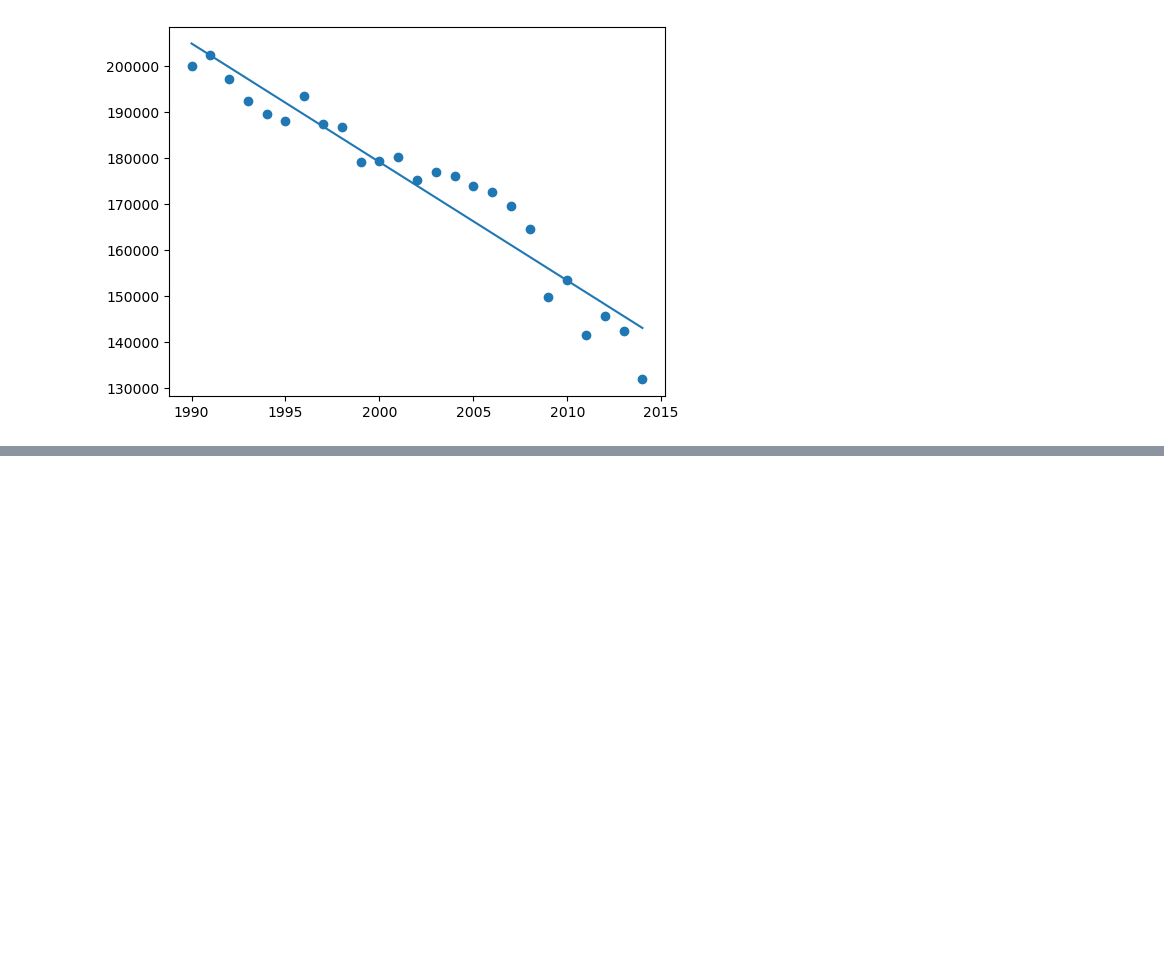
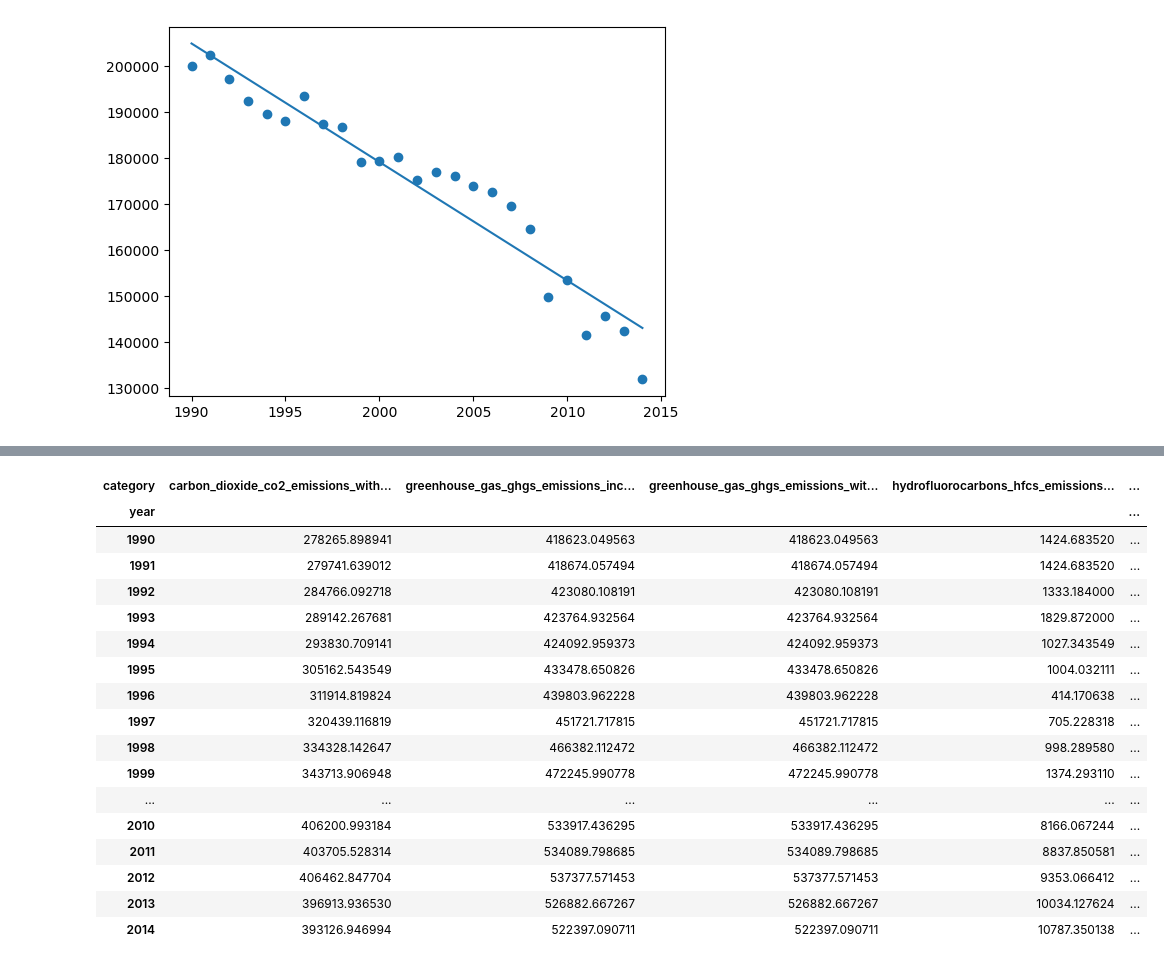
Before and after one commit to Thomas-Nguyen12/Weather_website, a Jupyter notebook: forecast.ipynb, the cells around one changed output, grey strips where cells are left out. Cells and saved outputs as stored; diff of their text form; code cells hidden in the pictures; blank space fills up the shorter version.

```diff
--- a/forecast.ipynb
+++ b/forecast.ipynb
@@ -230,0 +225,23 @@ Reshape your data either using array.reshape(-1, 1) if your data has a single fe
+# %%
+australia = df[df.country_or_area == "Australia"]
+australia = australia.pivot_table(columns=["category"], values="value", index="year")
+australia
+# %% [output]
+| category | carbon_dioxide_co2_emissions_with... | greenhouse_gas_ghgs_emissions_inc... | greenhouse_gas_ghgs_emissions_wit... | hydrofluorocarbons_hfcs_emissions... | ... |
+| year |  |  |  |  | ... |
+| 1990 | 278265.898941 | 418623.049563 | 418623.049563 | 1424.683520 | ... |
+| 1991 | 279741.639012 | 418674.057494 | 418674.057494 | 1424.683520 | ... |
+| 1992 | 284766.092718 | 423080.108191 | 423080.108191 | 1333.184000 | ... |
+| 1993 | 289142.267681 | 423764.932564 | 423764.932564 | 1829.872000 | ... |
+| 1994 | 293830.709141 | 424092.959373 | 424092.959373 | 1027.343549 | ... |
+| 1995 | 305162.543549 | 433478.650826 | 433478.650826 | 1004.032111 | ... |
+| 1996 | 311914.819824 | 439803.962228 | 439803.962228 | 414.170638 | ... |
+| 1997 | 320439.116819 | 451721.717815 | 451721.717815 | 705.228318 | ... |
+| 1998 | 334328.142647 | 466382.112472 | 466382.112472 | 998.289580 | ... |
+| 1999 | 343713.906948 | 472245.990778 | 472245.990778 | 1374.293110 | ... |
+| ... | ... | ... | ... | ... | ... |
+| 2010 | 406200.993184 | 533917.436295 | 533917.436295 | 8166.067244 | ... |
+| 2011 | 403705.528314 | 534089.798685 | 534089.798685 | 8837.850581 | ... |
+| 2012 | 406462.847704 | 537377.571453 | 537377.571453 | 9353.066412 | ... |
+| 2013 | 396913.936530 | 526882.667267 | 526882.667267 | 10034.127624 | ... |
+| 2014 | 393126.946994 | 522397.090711 | 522397.090711 | 10787.350138 | ... |
```
Also changed, not shown: parts of 17 cells of this notebook, 6 other files.
